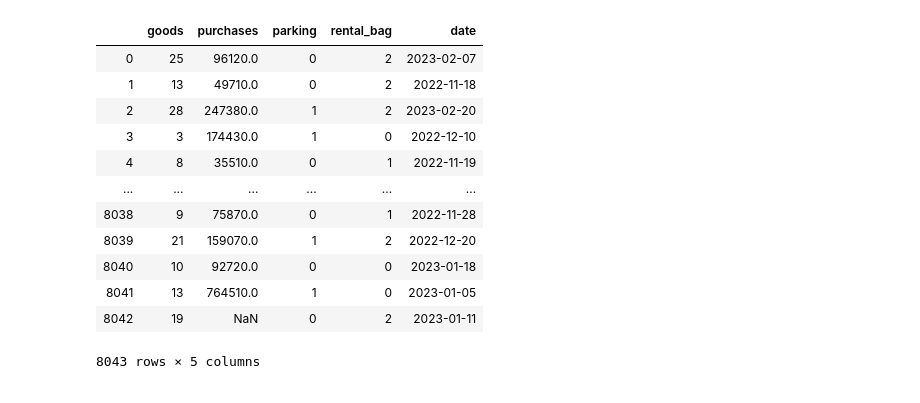
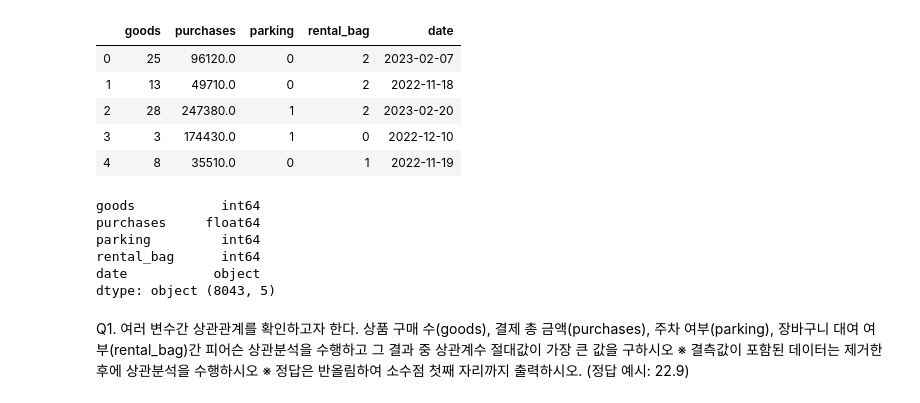
Before and after one commit to sy-hwang/DataScience_Lv2, a Jupyter notebook: Answer/answer_2.ipynb, the cells around one changed output. Drawn from its saved outputs; the diff is of its cells as text; code cells hidden in the pictures.

```diff
--- a/Answer/answer_2.ipynb
+++ b/Answer/answer_2.ipynb
@@ -3,18 +3,24 @@ import numpy as np
 import pandas as pd
 # %%
 df = pd.read_csv("../Dataset/s_mart.csv")
-df
+df.head()
 # %% [output]
 |  | goods | purchases | parking | rental_bag | date |
 | 0 | 25 | 96120.0 | 0 | 2 | 2023-02-07 |
 | 1 | 13 | 49710.0 | 0 | 2 | 2022-11-18 |
 | 2 | 28 | 247380.0 | 1 | 2 | 2023-02-20 |
 | 3 | 3 | 174430.0 | 1 | 0 | 2022-12-10 |
 | 4 | 8 | 35510.0 | 0 | 1 | 2022-11-19 |
-| ... | ... | ... | ... | ... | ... |
-| 8038 | 9 | 75870.0 | 0 | 1 | 2022-11-28 |
-| 8039 | 21 | 159070.0 | 1 | 2 | 2022-12-20 |
-| 8040 | 10 | 92720.0 | 0 | 0 | 2023-01-18 |
-| 8041 | 13 | 764510.0 | 1 | 0 | 2023-01-05 |
-| 8042 | 19 | NaN | 0 | 2 | 2023-01-11 |
-8043 rows × 5 columns
+# %%
+print(df.dtypes, df.shape)
+# %% [output]
+goods           int64
+purchases     float64
+parking         int64
+rental_bag      int64
+date           object
+dtype: object (8043, 5)
+# %% [markdown]
+Q1. 여러 변수간 상관관계를 확인하고자 한다. 상품 구매 수(goods), 결제 총 금액(purchases), 주차 여부(parking), 장바구니 대여 여부(rental_bag)간 피어슨 상관분석을 수행하고 그 결과 중 상관계수 절대값이 가장 큰 값을 구하시오
+※ 결측값이 포함된 데이터는 제거한 후에 상관분석을 수행하시오
+※ 정답은 반올림하여 소수점 첫째 자리까지 출력하시오. (정답 예시: 22.9)
```
Also changed, not shown: parts of 71 cells of this notebook, 1 other file.
